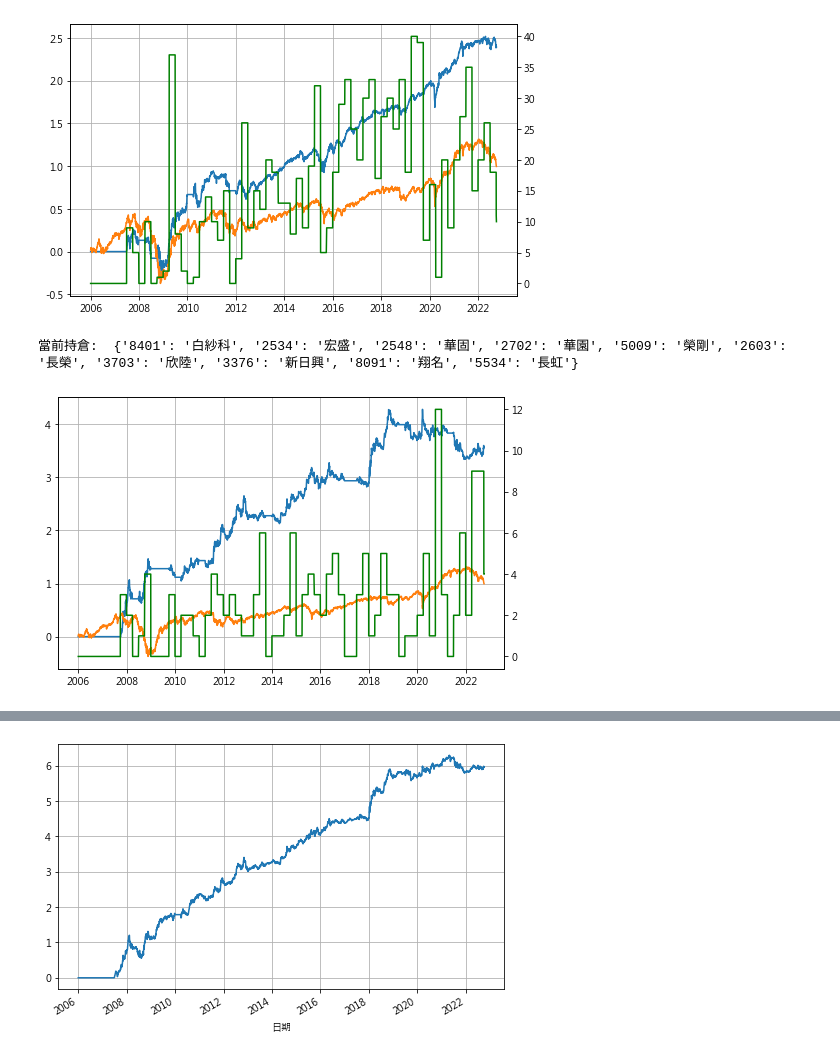
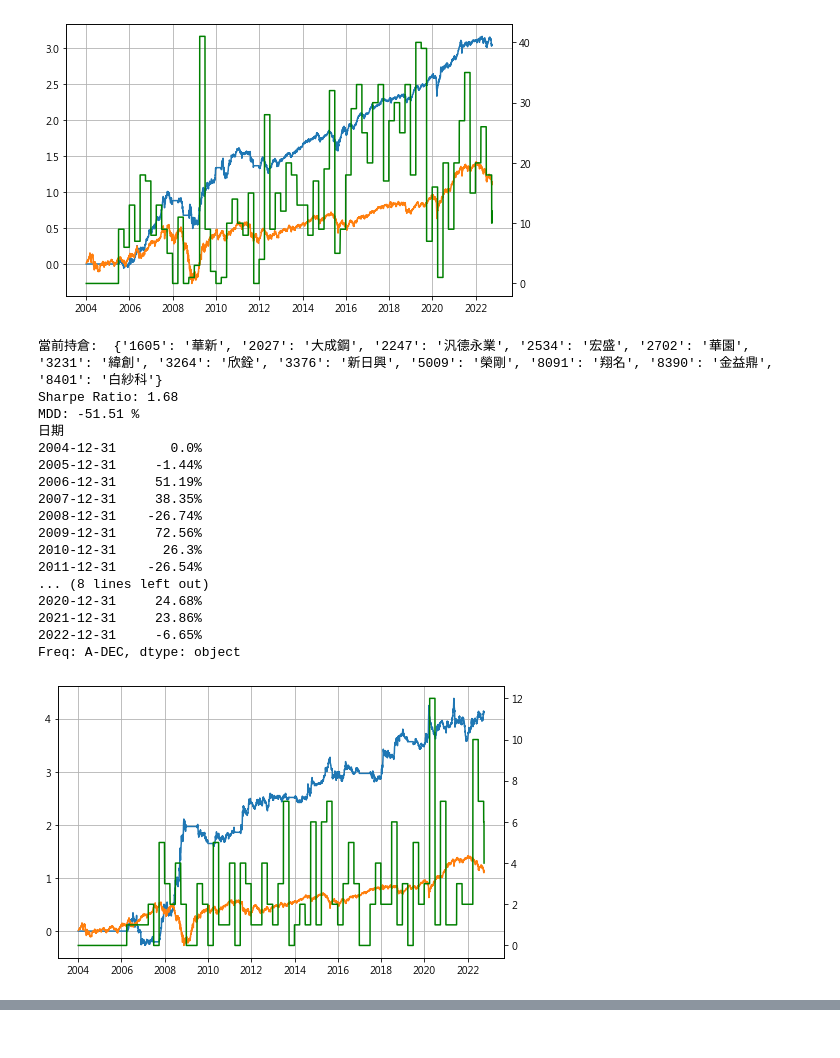
Before and after one commit to Chastely00/Chast, a Jupyter notebook: 價值股策略.ipynb, the cells around one changed output, grey strips where cells are left out. Cells and saved outputs as stored; diff of their text form; code cells hidden in the pictures.

```diff
--- a/價值股策略.ipynb
+++ b/價值股策略.ipynb
@@ -172,7 +172,7 @@ class Chast:
         for i in df.index:
             for c in df.columns:
                 n.at[i, str(c)] = df.at[i, c]
-        return n.fillna(method='ffill')
+        return n.fillna(method='ffill').loc[self.data['還原收盤價'].index, self.data['還原收盤價'].columns]
 # %%
 # Load Data
 np.seterr(divide='ignore')
@@ -246,12 +261,12 @@ long = (chast.data['本益比(近四季)'] < 15)&\
     (chast.data['殖利率'] > 4)
 long = long.shift(1)
 # %%
-short = (chast.data['本益比(近四季)'] > 30)&\
-    (chast.data['股價淨值比'] > 2.5)&\
+short = (chast.data['本益比(近四季)'] > 15)&\
+    (chast.data['股價淨值比'] > 1.5)&\
     (chast.data['成交金額(千)'].ge(chast.data['成交金額(千)'].median(axis=1), axis=0))&\
     (chast.data['還原收盤價'] < chast.data['MA60'])&\
     (chast.data['還原收盤價'] < chast.data['MA120'])&\
     (chast.data['EPS_daily'] < 0)&\
     (chast.data['營業收入淨額_daily'] < 0)&\
-    (chast.data['殖利率'] < 6)
+    (chast.data['殖利率'] < 2)
 short = short.shift(1)
@@ -258,6 +311,13 @@ short = short.shift(1)
 # %%
-月末買 = long.groupby(pd.Grouper(freq='q')).tail(1)
-月末賣 = short.groupby(pd.Grouper(freq='q')).tail(1)
+時間 = pd.DataFrame(index=chast.data['還原收盤價'].index, columns=chast.data['還原收盤價'].columns)
+for i in chast.data['EPS_Q'].index:
+    for c in chast.data['EPS_Q'].columns:
+        時間.at[i, c] = chast.data['EPS_Q'].at[i, c]
+調整時間 = 時間.sort_index().shift(1).dropna(how='all').index
+#月末買 = long.loc[調整時間, :]
+#月末賣 = short.loc[調整時間, :]
+月末買 = long.groupby(pd.Grouper(freq='Q')).tail(1)
+月末賣 = short.groupby(pd.Grouper(freq='Q')).tail(1)
 股票名稱轉換 = pd.DataFrame(client['Index']['股票名稱轉換'].find({}, {'_id': 0})).to_dict('records')[0]
 # %%
 def 轉日資料處理(df: pd.DataFrame):
@@ -268,9 +328,20 @@ def 轉日資料處理(df: pd.DataFrame):
     轉日 = 轉日.sort_index().fillna(method='ffill')
     return 轉日
 
+大盤損益 = chast.data['大盤收盤價'].pct_change().cumsum()
+大盤波動 = chast.data['大盤收盤價'].rolling(20).std().shift(1)
+多波動倍率 = (abs((chast.data['大盤收盤價'] - chast.data['大盤收盤價'].rolling(20).mean()) /大盤波動)).replace([np.inf, -np.inf], 0).fillna(0)
+多波動倍率[多波動倍率 > 2] = 2
+多波動倍率[多波動倍率 < 0.1] = 0.1
+空波動倍率 = 1 / (abs((chast.data['大盤收盤價'] - chast.data['大盤收盤價'].rolling(20).mean()) /大盤波動)).replace([np.inf, -np.inf], 0).fillna(0)
+空波動倍率[空波動倍率 > 2] = 2
+空波動倍率[空波動倍率 < 0.1] = 0.1
 
+多季波動倍率 = 多波動倍率.groupby(pd.Grouper(freq='Q')).tail(1)
+多日波動倍率 = 轉日資料處理(多季波動倍率)
+空季波動倍率 = 空波動倍率.groupby(pd.Grouper(freq='Q')).tail(1)
+空日波動倍率 = 轉日資料處理(空季波動倍率)
 def 損益(轉日: pd.DataFrame, 買賣):
-    大盤損益 = chast.data['大盤收盤價'].pct_change().cumsum()
     日損益 = log收盤價.shift(-1) - log收盤價
     換股日損益 = 轉日 * 日損益 * 買賣
     進場 = 轉日 - 轉日.shift(1)
@@ -283,38 +354,67 @@ def 損益(轉日: pd.DataFrame, 買賣):
     fig, ax = plt.subplots(figsize=(8, 5))
     ax1 = ax.twinx()
     ax.plot(換股日平均損益.fillna(0).cumsum())
     ax.plot(大盤損益)
     ax1.plot(轉日.sum(axis=1), color='green')
     ax.grid(True)
     plt.show()
-    print('當前持倉: ', {v: 股票名稱轉換[v] for v in 轉日.iloc[-1][轉日.iloc[-1] >= 1].index})
+    持倉 = sorted(轉日.iloc[-1][轉日.iloc[-1] >= 1].index)
+    print('當前持倉: ', {v: 股票名稱轉換[v] for v in 持倉})
+    length = len(換股日平均損益.dropna() / 252)
+    sr = (換股日平均損益.fillna(0).cumsum().mean()) / (換股日平均損益.fillna(0).cumsum().std())
+    def maxdrawdown(se):
+        mdd = 0
+        mdd_ = list()
+        h = 0
+        for i in se:
+            if i > h:
+                h = i
+            mdd = i - h
+            mdd_.append(mdd)
+        return pd.Series(mdd_, index=se.index, name='MDD')
+    mdd = min(maxdrawdown(換股日平均損益.fillna(0).cumsum()))
+    print('Sharpe Ratio: {:.2f}'.format(sr))
+    print('MDD: {:.2f} %'.format(mdd*100))
+    print((換股日平均損益.fillna(0).groupby(pd.Grouper(freq='1y')).sum() * 100).round(2).astype(str) + '%')
     return 換股日平均損益
 
 def 損益金額(轉日: pd.DataFrame):
     持倉金額 = (轉日 * chast.data['還原收盤價'] * 1000).sum(axis=1)
     大盤損益 = (chast.data['大盤收盤價'].pct_change().mul(持倉金額, axis=0)).cumsum()
     日損益 = (chast.data['還原收盤價'].pct_change().shift(-1))
     換股日損益 = 轉日 * 日損益 * 1000
     換股日平均損益 = 換股日損益.sum(axis=1)
     fig, ax = plt.subplots(figsize=(16, 9))
     ax1 = ax.twinx()
     ax.plot(換股日平均損益.fillna(0).cumsum())
     #ax.plot(大盤損益)
     ax1.plot(轉日.sum(axis=1), color='green')
     ax.grid(True)
     plt.show()
     print('當前持倉: ', 轉日.iloc[-1][轉日.iloc[-1] >= 1].index)
 
 
 轉日月末買 = 轉日資料處理(月末買)
 轉日月末賣 = 轉日資料處理(月末賣)
 日買平均 = 損益(轉日月末買, 1)
 日賣平均 = 損益(轉日月末賣, -1)
-
-(日買平均.fillna(0) + 日賣平均.fillna(0)).cumsum().plot(figsize=(8, 5), grid=True)#.groupby(pd.Grouper(freq='1y')).sum()
-print((日買平均.fillna(0) + 日賣平均.fillna(0)).groupby(pd.Grouper(freq='1y')).sum())
-plt.show()
 # %% [output]
-[figure, old version]
+[figure, new version]
-當前持倉:  {'8401': '白紗科', '2534': '宏盛', '2548': '華固', '2702': '華園', '5009': '榮剛', '2603': '長榮', '3703': '欣陸', '3376': '新日興', '8091': '翔名', '5534': '長虹'}
+當前持倉:  {'1605': '華新', '2027': '大成鋼', '2247': '汎德永業', '2534': '宏盛', '2702': '華園', '3231': '緯創', '3264': '欣銓', '3376': '新日興', '5009': '榮剛', '8091': '翔名', '8390': '金益鼎', '8401': '白紗科'}
+Sharpe Ratio: 1.68
+MDD: -51.51 %
+日期
+2004-12-31       0.0%
+2005-12-31     -1.44%
+2006-12-31     51.19%
+2007-12-31     38.35%
+2008-12-31    -26.74%
+2009-12-31     72.56%
+2010-12-31      26.3%
+2011-12-31    -26.54%
+... (8 lines left out)
+2020-12-31     24.68%
+2021-12-31     23.86%
+2022-12-31     -6.65%
+Freq: A-DEC, dtype: object
-[figure, old version]
+[figure, new version]
@@ -341 +437,0 @@ Freq: A-DEC, dtype: float64
-[figure, removed]
```
Also changed, not shown: parts of 15 cells of this notebook, 2 other files.
